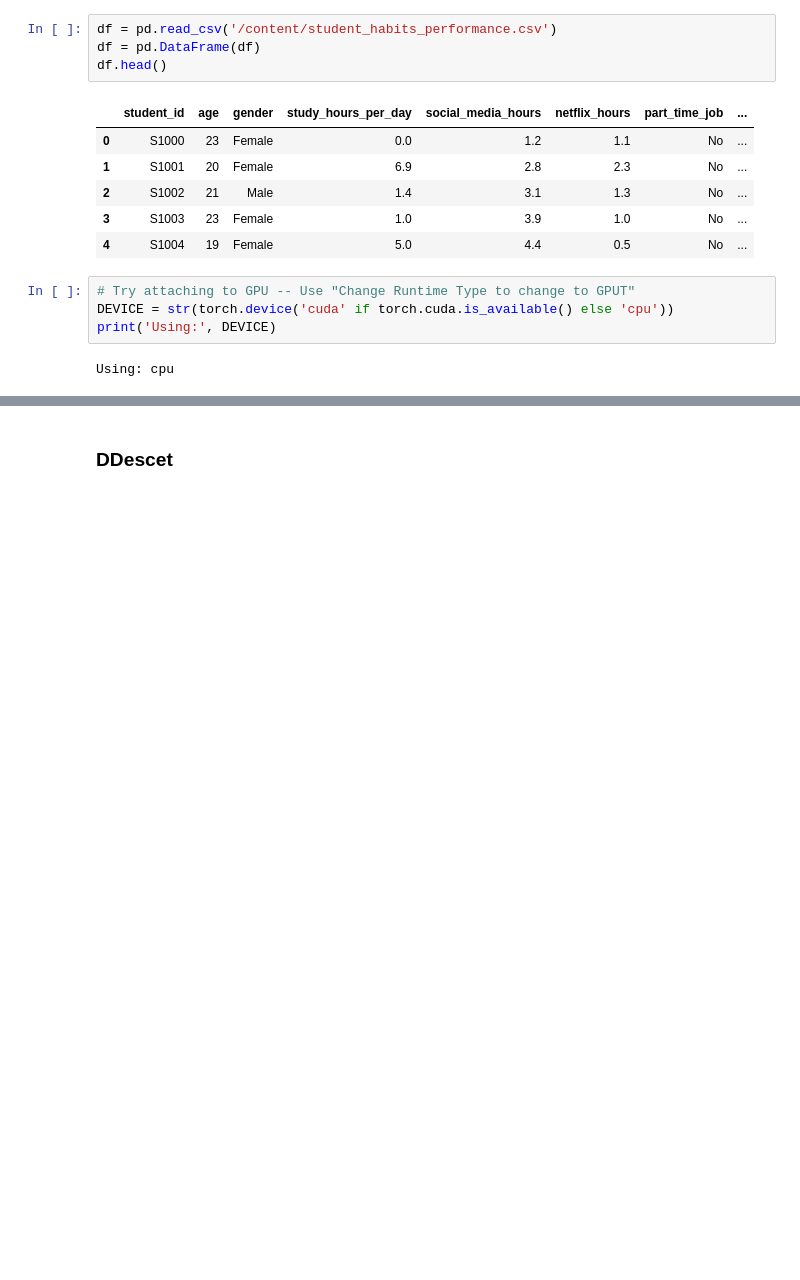
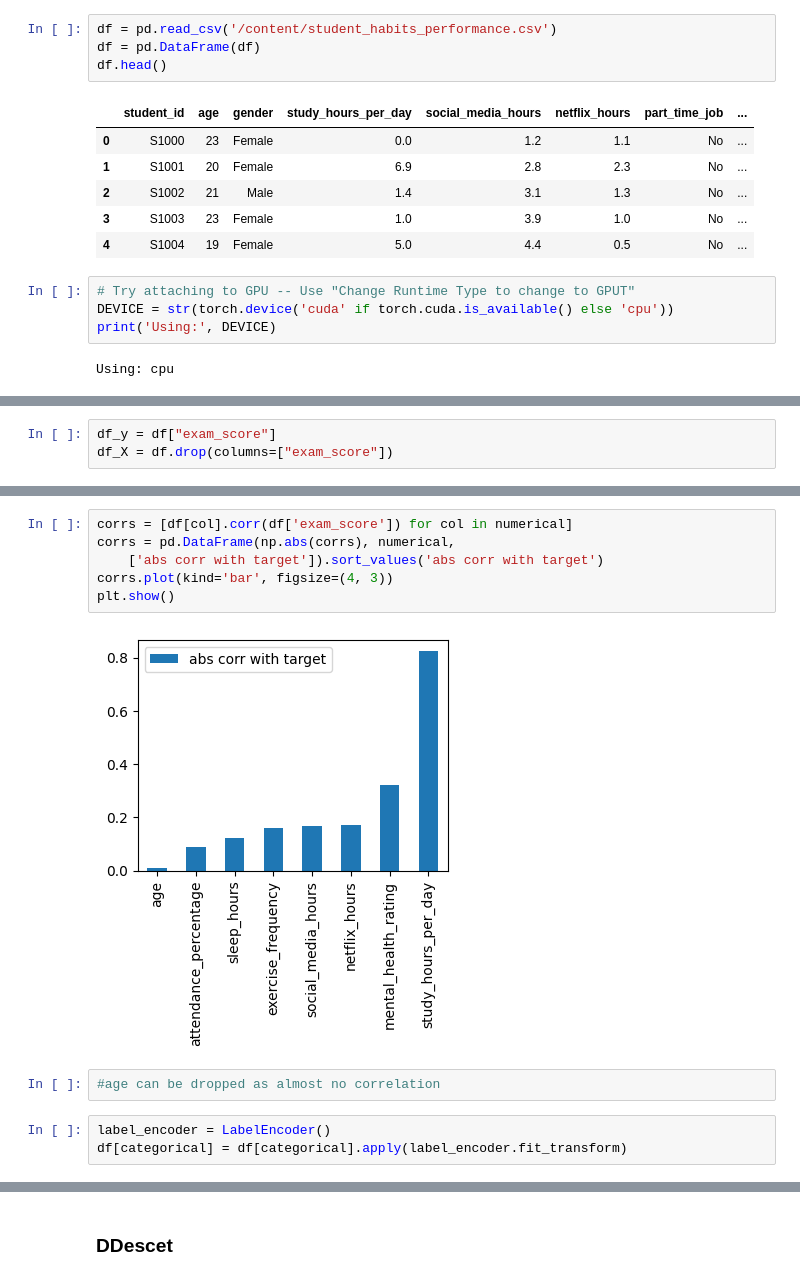
Before and after one commit to juli-ter/UDL, a Jupyter notebook: Demo_MAY.ipynb, the cells around one changed output, grey strips where cells are left out. Cells and saved outputs as stored; diff of their text form; blank space fills up the shorter version.

```diff
--- a/Demo_MAY.ipynb
+++ b/Demo_MAY.ipynb
@@ -261,0 +272,3 @@ Using: cpu
+# %%
+df_y = df["exam_score"]
+df_X = df.drop(columns=["exam_score"])
@@ -261,0 +326,13 @@ Using: cpu
+# %%
+corrs = [df[col].corr(df['exam_score']) for col in numerical]
+corrs = pd.DataFrame(np.abs(corrs), numerical,
+    ['abs corr with target']).sort_values('abs corr with target')
+corrs.plot(kind='bar', figsize=(4, 3))
+plt.show()
+# %% [output]
+[figure, added]
+# %%
+#age can be dropped as almost no correlation
+# %%
+label_encoder = LabelEncoder()
+df[categorical] = df[categorical].apply(label_encoder.fit_transform)
```
Also changed, not shown: parts of 24 cells of this notebook.
